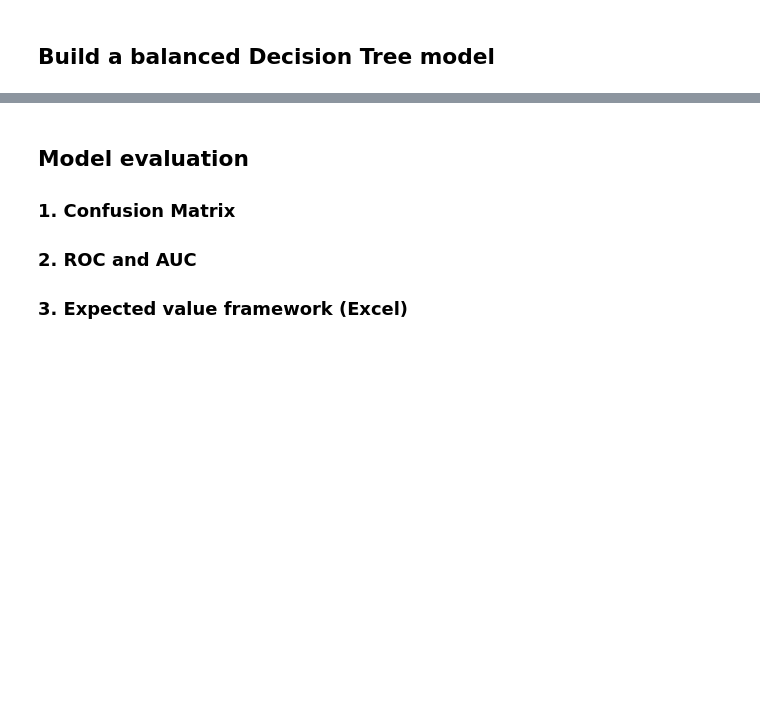
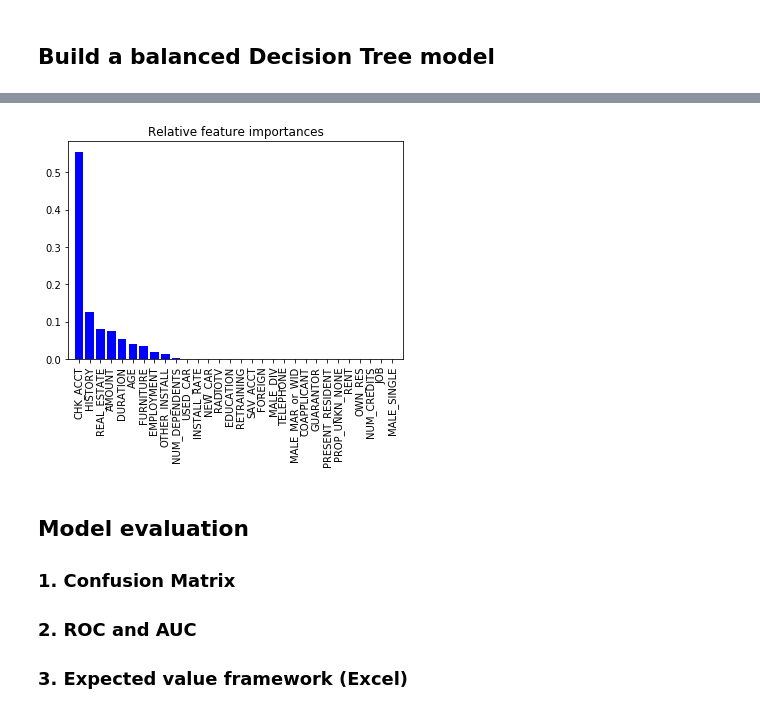
Before and after one commit to salujarohit/DSB-1, a Jupyter notebook: DSB I Assignment 2 - template.ipynb, the cells around one changed output, grey strips where cells are left out. Cells and saved outputs as stored; diff of their text form; code cells hidden in the pictures; blank space fills up the shorter version.

```diff
--- a/DSB I Assignment 2 - template.ipynb
+++ b/DSB I Assignment 2 - template.ipynb
@@ -142,3 +196,26 @@ plt.show()
+# %%
+importances = clf_sm.feature_importances_
+indices = np.argsort(importances)[::-1]
+feature_order = np.array([X.columns.values])
+i = np.argsort(importances)[::-1]
+feature_order = feature_order[:,i]
+
+# Print the feature ranking
+#print("Feature ranking:")
+
+#for f in range(X.shape[1]):
+#    print("%d. feature %d (%f)" % (f + 1, indices[f], importances[indices[f]]))
+
+# Plot the feature importances of the forest
+plt.figure()
+plt.title("Relative feature importances")
+plt.bar(range(X.shape[1]), importances[indices],
+       color="b",  align="center")
+plt.xticks(range(X.shape[1]), feature_order[0], rotation=90)
+plt.xlim([-1, X.shape[1]])
+plt.show()
+# %% [output]
+[figure, added]
 # %% [markdown]
 ## Model evaluation
 
```
Also changed, not shown: parts of 15 cells of this notebook.
